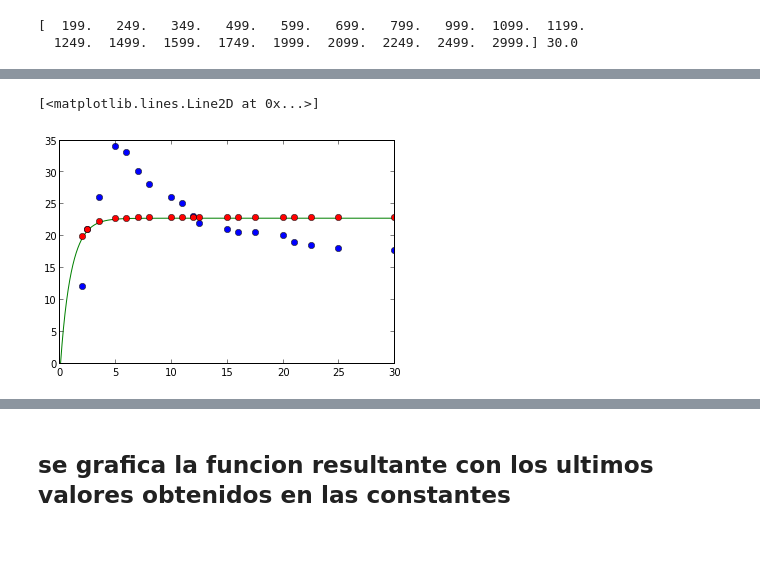
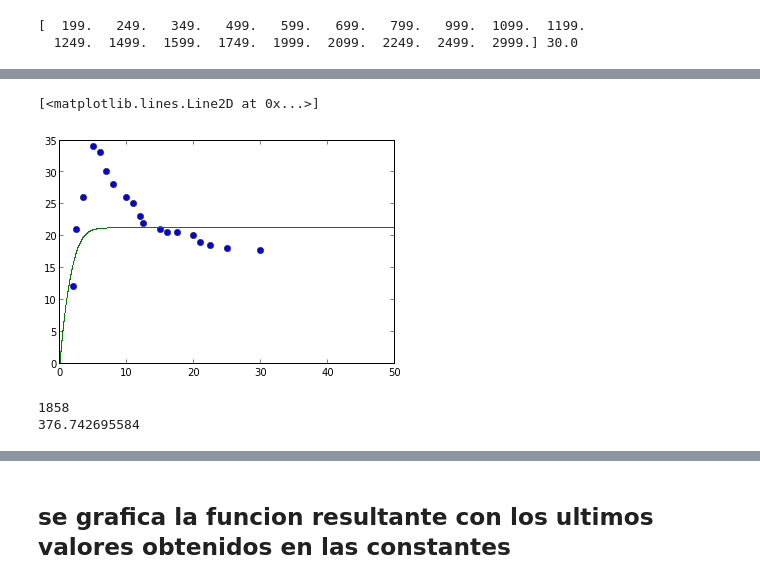
Before and after one commit to daniel-lozano/tarea8, a Jupyter notebook: ctes.ipynb, the cells around one changed output, grey strips where cells are left out. Drawn from its saved outputs; the diff is of its cells as text; code cells hidden in the pictures; blank space fills up the shorter version.

```diff
--- a/ctes.ipynb
+++ b/ctes.ipynb
@@ -141,7 +140,7 @@ print P
 for j in range(1,Tmax):
     #se soluciona P con los valores aleatorios
     #sol=rungekutta(Pviejo[j-1],h,alpha[0],beta[0],Km1[0],Km2[0],So[0])
-    sol=rungekutta(Pviejo[j-1],h,82,40,60,50,35)
+    sol=rungekutta(Pviejo[j-1],h,14.3102,23.3790,14.2357,23.9278,20.3265)
     Pviejo[j]=sol
 plot(t,Pviejo)
 scatter(x,Pobs)
@@ -150,0 +150,4 @@ scatter(x,Pobs)
+# %%
+iteraciones=2000
+x2=empty(0)
+print x2
@@ -151,17 +156,14 @@ scatter(x,Pobs)
 # %%
-
-iteraciones=1000
-
 #se comienza la busqueda de constantes
 for i in range(1,iteraciones):
     #print "i=",i
     #print "longitud: ", len(alpha)
     #se dan valores aleatorios
-    alp=random.normal(alpha[i-1],0.5)
-    bet=random.normal(beta[i-1],0.5)
-    so=random.normal(So[i-1],0.5)
-    km1=random.normal(Km1[i-1],0.5)
-    km2=random.normal(Km2[i-1],0.5)
+    alp=random.normal(alpha[i-1],0.1)
+    bet=random.normal(beta[i-1],0.1)
+    so=random.normal(So[i-1],0.1)
+    km1=random.normal(Km1[i-1],0.1)
+    km2=random.normal(Km2[i-1],0.1)
 
     for j in range(1,Tmax):
         #se soluciona P con los valores aleatorios
@@ -176,10 +178,15 @@ for i in range(1,iteraciones):
 
     #se halla
     a=likelihood(Pteo,Pobs)#nuevo
+    #concatena el primer dato
+    if(i==1):
+        x2=append(x2,b)
+
+    x2=append(x2,a)
     b=likelihood(Pteoviejo,Pobs)#viejo
     c=random.random()#numero random
     incremento=a-b
-    d=abs(a/b)#razon de verosimilitud
+    d=exp(a-b)#razon de verosimilitud
 
     #print a, b, c, d
 
@@ -229,0 +237,13 @@ print So[0],So[-1], "\n"
+# %%
+alphafin=sum(alpha)/size(alpha)
+betafin=sum(beta)/size(beta)
+Km1fin=sum(Km1)/size(Km1)
+Km2fin=sum(Km2)/size(Km2)
+Sofin=sum(So)/size(So)
+Pfinal=empty(0)
+Pfinal=append(Pfinal,P[0])
+for i in range(1,size(P)):
+    sol=rungekutta(Pfinal[i-1],h,alphafin,betafin,Km1fin,Km2fin,Sofin)
+    Pfinal=append(Pfinal,sol)
+plot(t,Pfinal)
+xlim
@@ -230,7 +253,21 @@ print So[0],So[-1], "\n"
 # %%
 plot(x,Pobs, "bo")
-plot(t,P, "g")
-plot(x,Pteo,"ro")
+#plt.show()
+#plt.close()
+
+plot(t,Pfinal, "g,")
 # %% [output]
 [<matplotlib.lines.Line2D at 0x...>]
-[figure, old version]
+[figure, new version]
+# %%
+#chi2 minimo
+posicion=0
+chiminimo=min(x2)
+for i in range(size(x2)):
+    if( x2[i]==chiminimo):
+        pos=i
+print pos
+print chiminimo
+# %% [output]
+1858
+376.742695584
```
Also changed, not shown: parts of 12 cells of this notebook.
